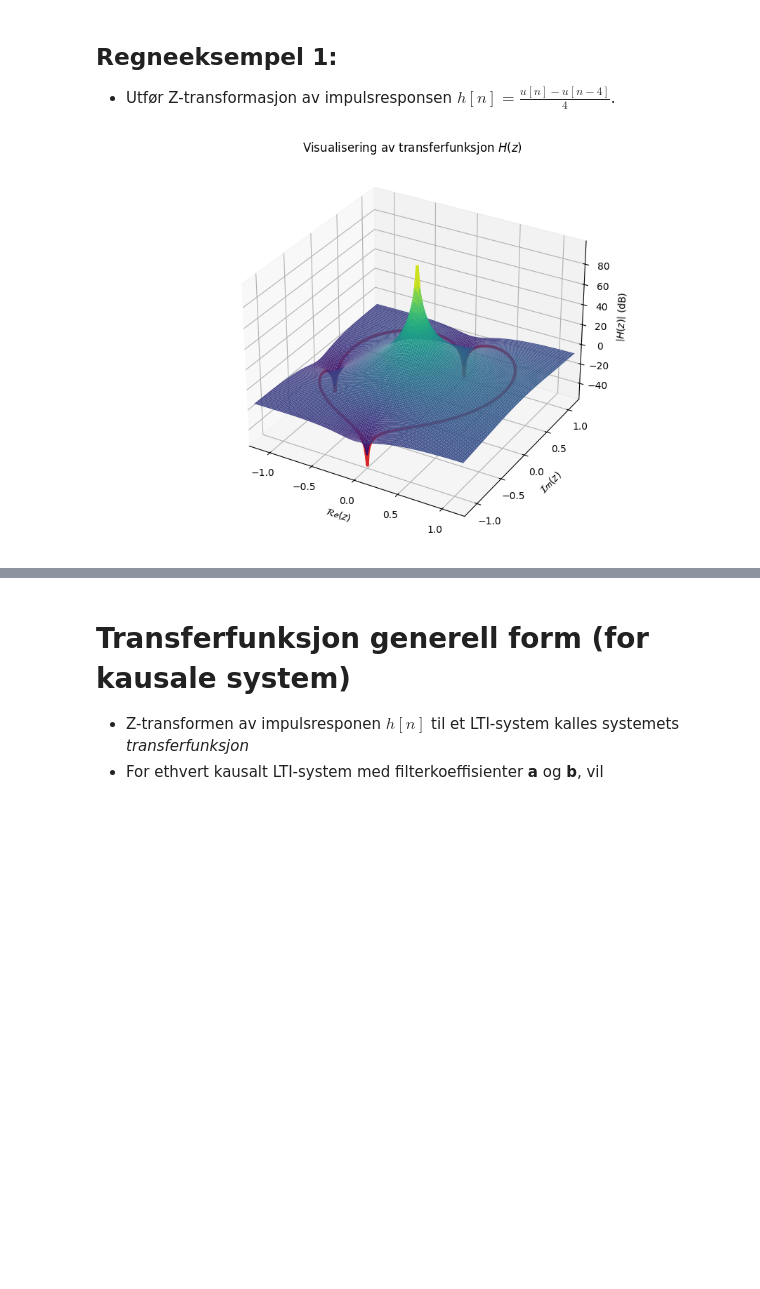
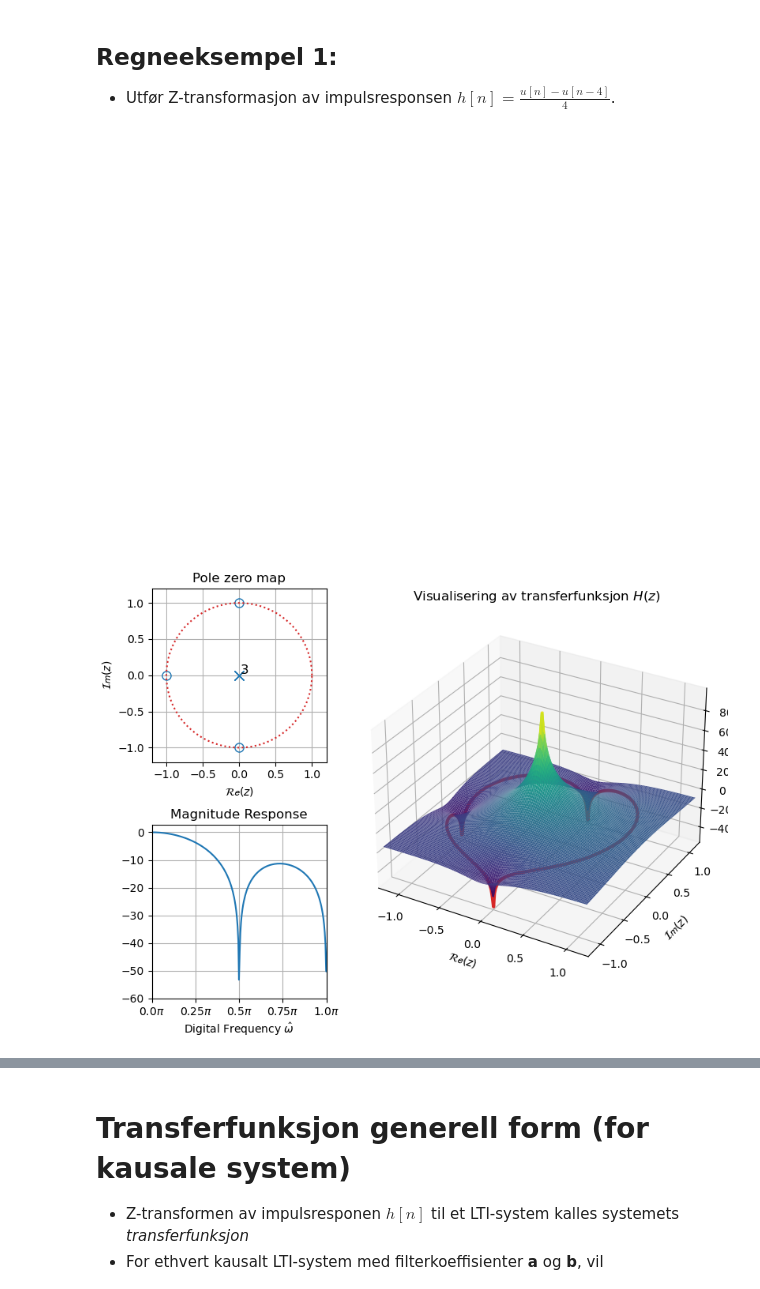
Before and after one commit to kaierih/AIS2201_Lecture_Notes, a Jupyter notebook: 18_Z-transform.ipynb, the cells around one changed output, grey strips where cells are left out. Cells and saved outputs as stored; diff of their text form; code cells hidden in the pictures; blank space fills up the shorter version.

```diff
--- a/18_Z-transform.ipynb
+++ b/18_Z-transform.ipynb
@@ -108,11 +83,12 @@ showDiscreteOscillation(z, N=32, fig_num = 3)
 # %%
 # Filter fra regneeksempel 1:
 b = [0.25, 0.25, 0.25, 0.25]
 a = [1]
 plt.close(4); plt.figure(4, figsize=(9,6))
-tfPlot(b, a) # Ikke standardfunksjon, definert i kildekoden til forelesningen.
+visualizeTF(b, a) # Ikke standardfunksjon, definert i kildekoden til forelesningen.
 # %% [output]
-[figure, old version]
+[figure, new version]
+[figure, added]
 # %% [markdown]
 # Tidsforskyvning i Z-planet
 
```
Also changed, not shown: parts of 15 cells of this notebook, 8 other files.
